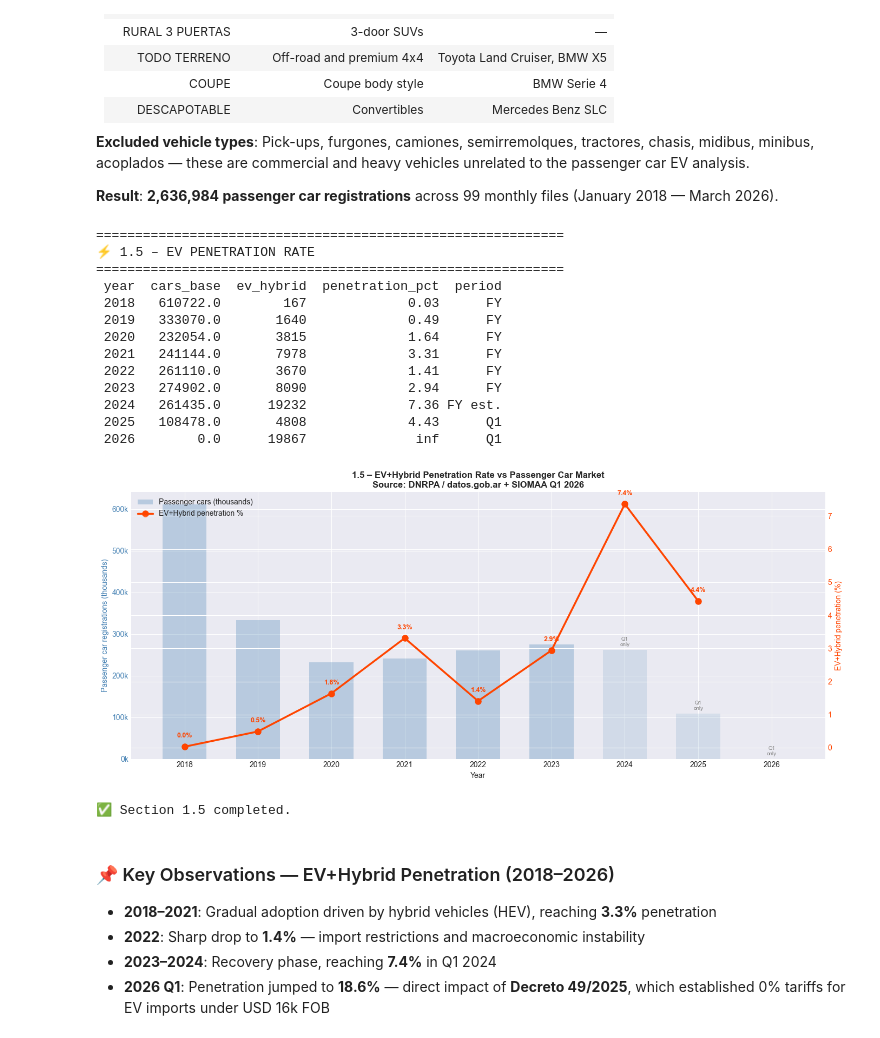
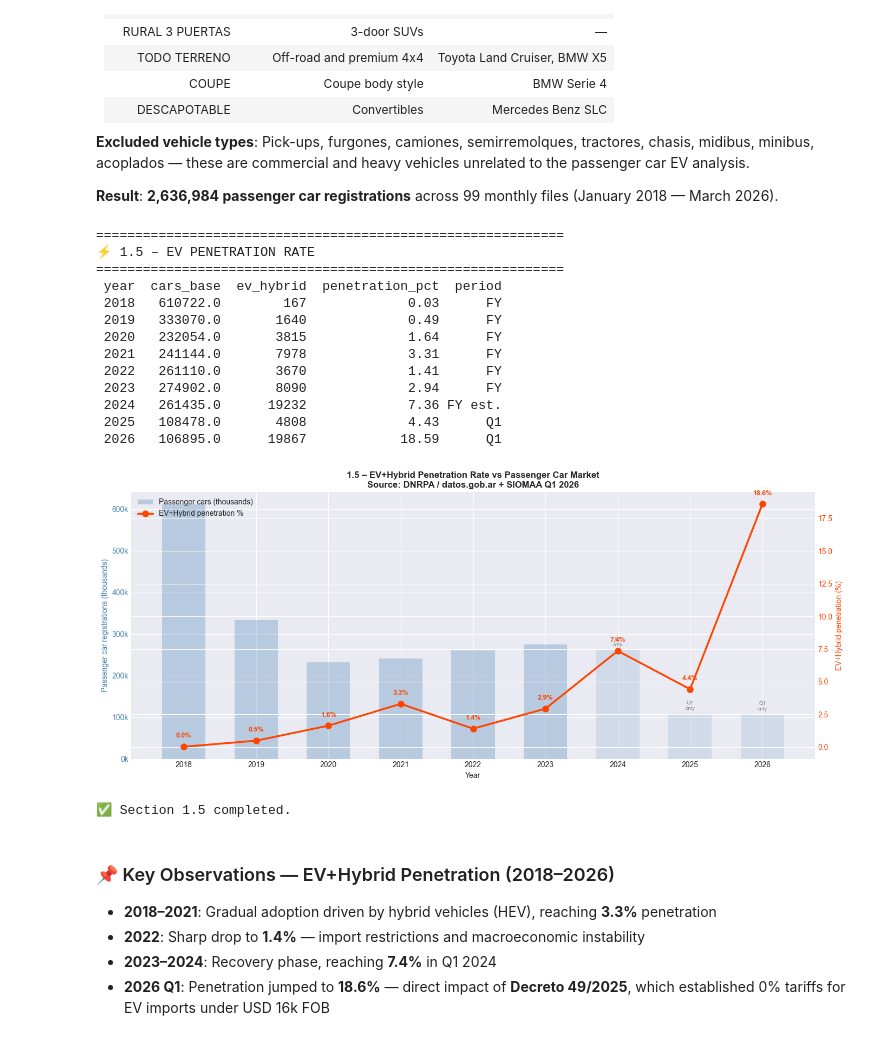
Before and after one commit to dieeacosta/ev-market-argentina-2030, a Jupyter notebook: ev-market-argentina-2030.ipynb, the cells around one changed output. Cells and saved outputs as stored; diff of their text form; code cells hidden in the pictures.

```diff
--- a/ev-market-argentina-2030.ipynb
+++ b/ev-market-argentina-2030.ipynb
@@ -462,12 +462,13 @@ q1_2025_cars = df_cars[
     (df_cars["year"] == 2025) & (df_cars["month"] <= 3)
 ].shape[0]
 
-q1_2026_cars = df_cars[
-    (df_cars["year"] == 2026) & (df_cars["month"] <= 3)
-].shape[0]
+q1_2026_cars = df_cars[(df_cars['year'] == 2026) & (df_cars['month'] <= 3)].shape[0]
+
 
 # ── Merge ────────────────────────────────────────────────────
 df_pen = cars_annual.merge(ev_data, on="year", how="inner")
+
+df_pen.loc[df_pen['year'] == 2026, 'cars_base'] = q1_2026_cars
 
 # ── Use Q1 cars for Q1 EV years ─────────────────────────────
 df_pen.loc[df_pen["year"] == 2025, "cars_base"] = q1_2025_cars
@@ -515,35 +516,35 @@ for i, row in df_pen.iterrows():
         ax1.annotate("Q1\nonly", xy=(row["year"], row["cars_base"]/1000),
                      ha="center", fontsize=7, color="gray",
                      xytext=(0, 5), textcoords="offset points")
 
 ax1.set_title("1.5 – EV+Hybrid Penetration Rate vs Passenger Car Market\n"
               "Source: DNRPA / datos.gob.ar + SIOMAA Q1 2026",
               fontweight="bold", fontsize=12)
 ax1.set_xlabel("Year")
 ax1.set_xticks(df_pen["year"])
 
 lines1, labels1 = ax1.get_legend_handles_labels()
 lines2, labels2 = ax2.get_legend_handles_labels()
 ax1.legend(lines1 + lines2, labels1 + labels2, loc="upper left")
 
 plt.tight_layout()
 plt.show()
 print("\n✅ Section 1.5 completed.")
 # %% [output]
 ============================================================
 ⚡ 1.5 – EV PENETRATION RATE
 ============================================================
  year  cars_base  ev_hybrid  penetration_pct  period
  2018   610722.0        167             0.03      FY
  2019   333070.0       1640             0.49      FY
  2020   232054.0       3815             1.64      FY
  2021   241144.0       7978             3.31      FY
  2022   261110.0       3670             1.41      FY
  2023   274902.0       8090             2.94      FY
  2024   261435.0      19232             7.36 FY est.
  2025   108478.0       4808             4.43      Q1
- 2026        0.0      19867              inf      Q1
+ 2026   106895.0      19867            18.59      Q1
-[figure, old version]
+[figure, new version]
 ✅ Section 1.5 completed.
 # %% [markdown]
 ### 📌 Key Observations — EV+Hybrid Penetration (2018–2026)
```
